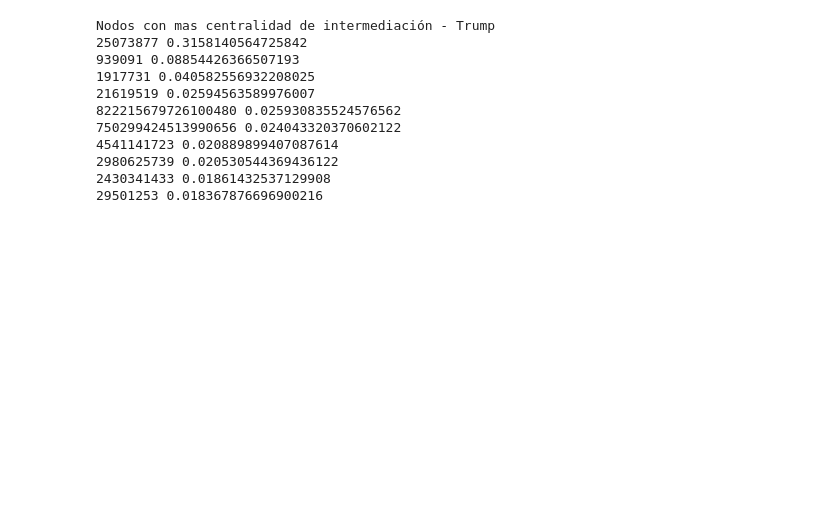
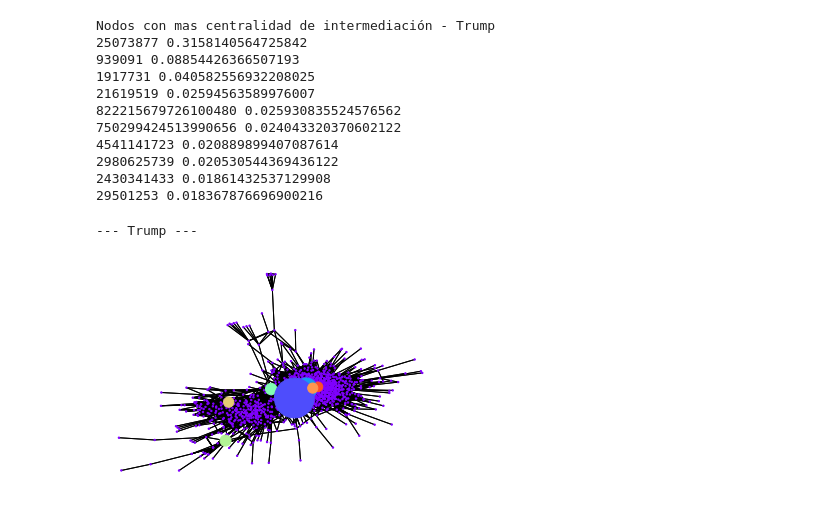
Before and after one commit to jecrespo/Analisis-RRSS-Python, a Jupyter notebook: Proyecto/Proyecto_Trump.ipynb, the cells around one changed output. Cells and saved outputs as stored; diff of their text form; code cells hidden in the pictures; blank space fills up the shorter version.

Commit message:
Proyecto Trump

```diff
--- a/Proyecto/Proyecto_Trump.ipynb
+++ b/Proyecto/Proyecto_Trump.ipynb
@@ -179,3 +183,28 @@ Nodos con mas centralidad de intermediación - Trump
 2980625739 0.020530544369436122
 2430341433 0.01861432537129908
 29501253 0.018367876696900216
+# %%
+print('--- Trump ---')
+top = 10 # dibuja los 10 nodos con mayor centralidad
+bt_values = [0]*len(G_final_Trump.nodes())
+bt_colors = [0]*len(G_final_Trump.nodes())
+
+z=1
+l_nodos = list(G_final_Trump.nodes())
+for max_id, max_bt in bt_list_Trump_ord[:top]:
+    bt_values[l_nodos.index(max_id)] = 5000*max_bt
+    bt_colors[l_nodos.index(max_id)] = z
+    z+=1
+
+# Primero dibujamos todos los puntos con un diámetro pequeño
+plt.axis("off")
+spring_pos_Trump = nx.spring_layout(G_final_Trump)
+h = nx.draw_networkx(G_final_Trump, pos = spring_pos_Trump, cmap = plt.get_cmap("rainbow"),node_color = [0]*len(G_final_Trump.nodes()), node_size = [2]*len(G_final_Trump.nodes()), with_labels = False)
+
+# Dibujamos todos los puntos otra vez, pero ahora
+# la mayoría tienen diámetro 0 y los 10 con mayor
+# centralidad tienen diámetro proporcional a su valor
+h = nx.draw_networkx(G_final_Trump, pos = spring_pos_Trump, cmap = plt.get_cmap("rainbow"),node_color = bt_colors, node_size = bt_values, with_labels = False)
+# %% [output]
+--- Trump ---
+[figure, added]
```
Also changed, not shown: parts of 16 cells of this notebook, 6 other files.
